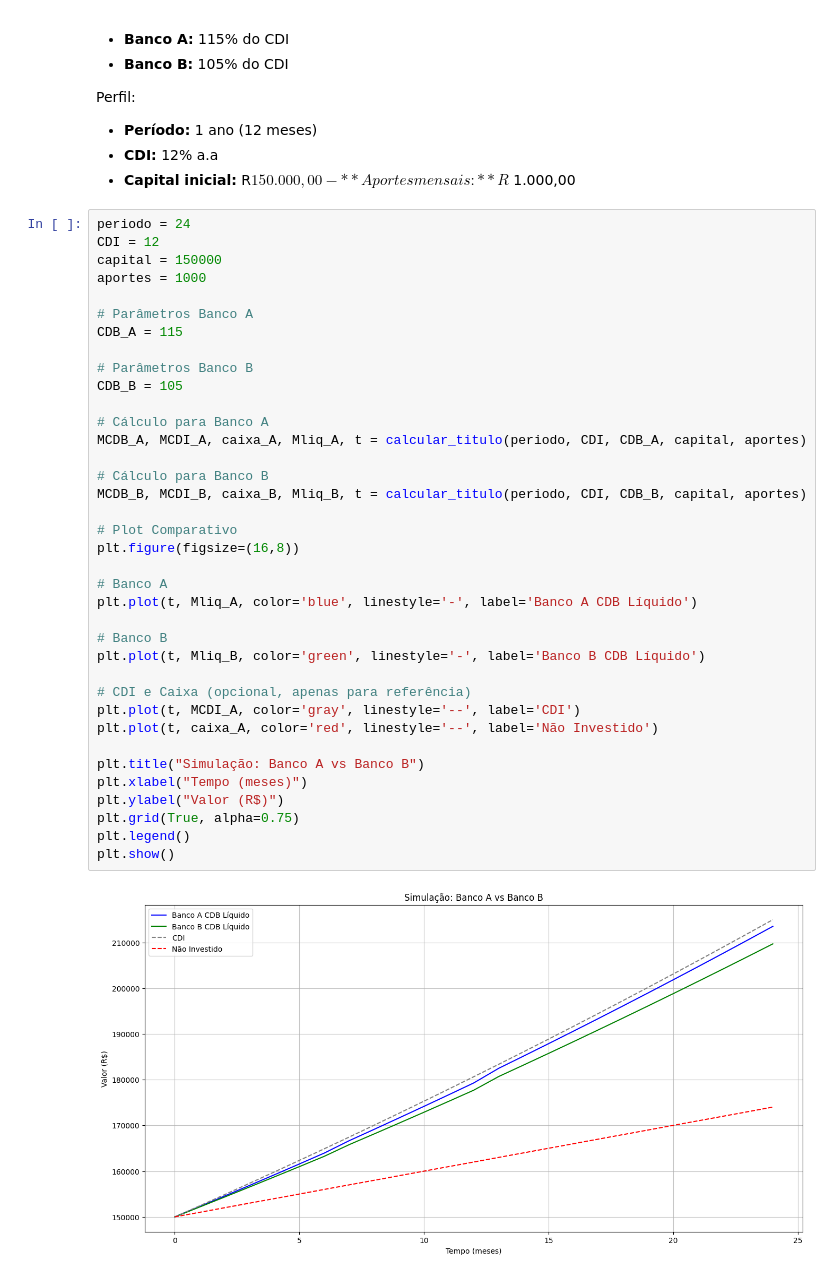
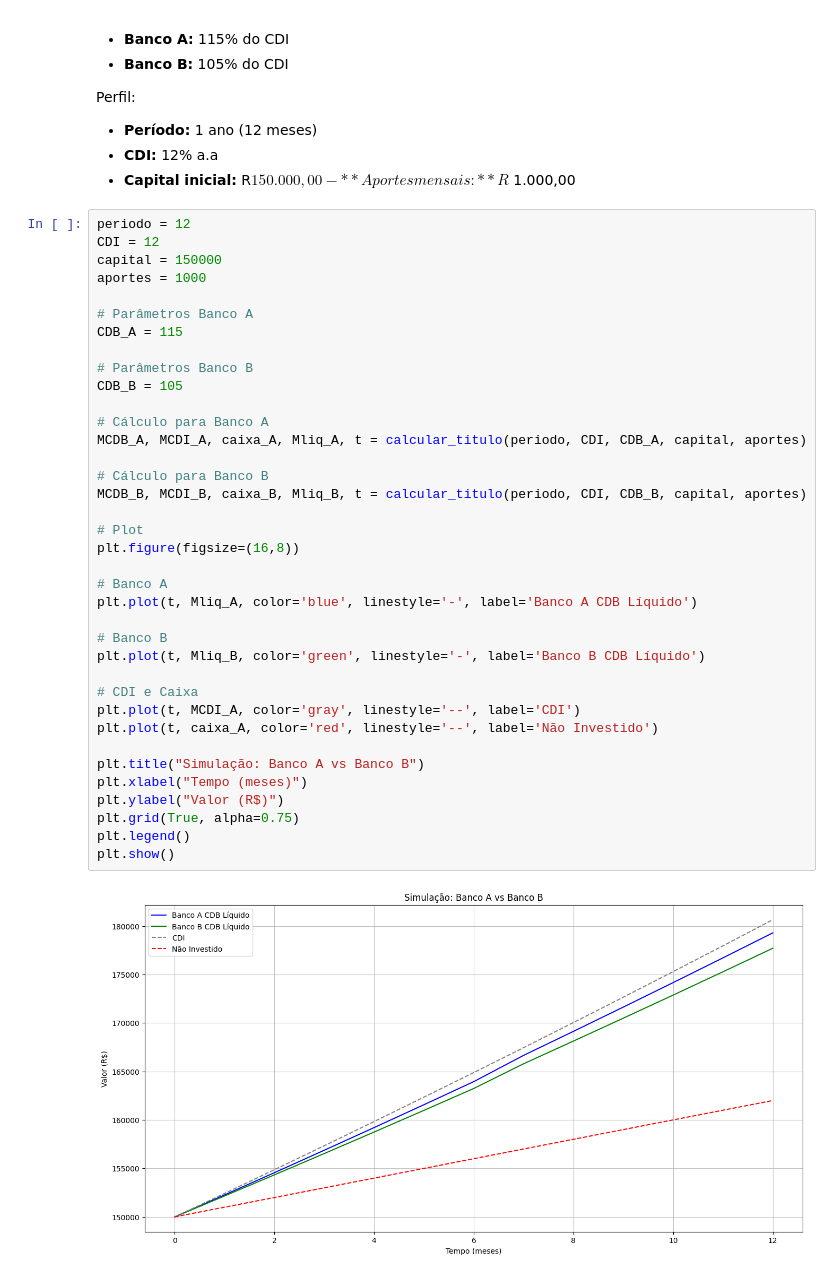
Before and after one commit to saulohpm/simulador-cdi, a Jupyter notebook: notebooks/analises.ipynb, the cells around one changed output. Drawn from its saved outputs; the diff is of its cells as text.

```diff
--- a/notebooks/analises.ipynb
+++ b/notebooks/analises.ipynb
@@ -82,7 +82,7 @@ Perfil:
 - **Capital inicial:** R$ 150.000,00
 - **Aportes mensais:** R$ 1.000,00
 # %%
-periodo = 24
+periodo = 12
 CDI = 12
 capital = 150000
 aportes = 1000
@@ -90,33 +90,33 @@ aportes = 1000
 # Parâmetros Banco A
 CDB_A = 115
 
 # Parâmetros Banco B
 CDB_B = 105
 
 # Cálculo para Banco A
 MCDB_A, MCDI_A, caixa_A, Mliq_A, t = calcular_titulo(periodo, CDI, CDB_A, capital, aportes)
 
 # Cálculo para Banco B
 MCDB_B, MCDI_B, caixa_B, Mliq_B, t = calcular_titulo(periodo, CDI, CDB_B, capital, aportes)
 
-# Plot Comparativo
+# Plot
 plt.figure(figsize=(16,8))
 
 # Banco A
 plt.plot(t, Mliq_A, color='blue', linestyle='-', label='Banco A CDB Líquido')
 
 # Banco B
 plt.plot(t, Mliq_B, color='green', linestyle='-', label='Banco B CDB Líquido')
 
-# CDI e Caixa (opcional, apenas para referência)
+# CDI e Caixa
 plt.plot(t, MCDI_A, color='gray', linestyle='--', label='CDI')
 plt.plot(t, caixa_A, color='red', linestyle='--', label='Não Investido')
 
 plt.title("Simulação: Banco A vs Banco B")
 plt.xlabel("Tempo (meses)")
 plt.ylabel("Valor (R$)")
 plt.grid(True, alpha=0.75)
 plt.legend()
 plt.show()
 # %% [output]
-[figure, old version]
+[figure, new version]
```
Also changed, not shown: parts of 3 cells of this notebook, 3 other files.
